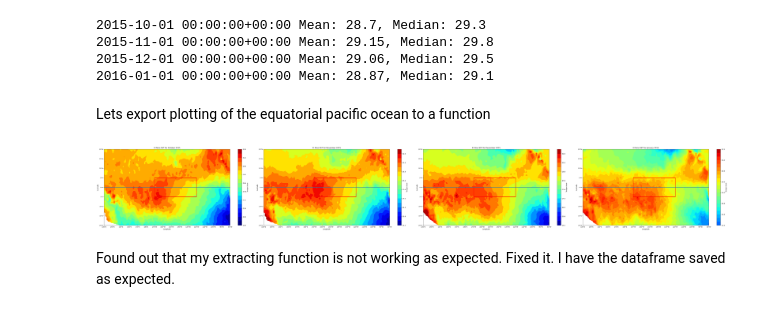
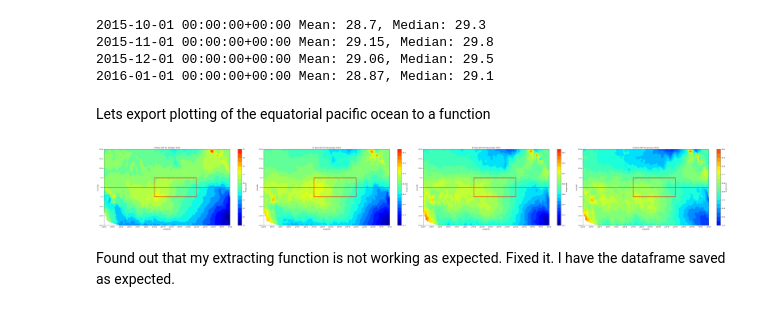
Before and after one commit to StanDobrev11/DataScience, a Jupyter notebook: Project/draft.ipynb, the cells around one changed output. Cells and saved outputs as stored; diff of their text form; code cells hidden in the pictures.

```diff
--- a/Project/draft.ipynb
+++ b/Project/draft.ipynb
@@ -369,9 +370,9 @@ df.sst = df.sst.apply(lambda x: None if x > 33 else x)
 # %%
 df = df.dropna()
 # %%
-plot_equatorial_pacific(df, cond_name='El Nino')
+plot_equatorial_pacific(path='data/csv_ready/elnino_2015.csv', cond_name='El Nino')
 # %% [output]
-[figure, old version]
+[figure, new version]
 # %% [markdown]
 Found out that my extracting function is not working as expected. Fixed it. I have the dataframe saved as expected.
 # %% [markdown]
```
Also changed, not shown: parts of 32 cells of this notebook, 9 other files.
